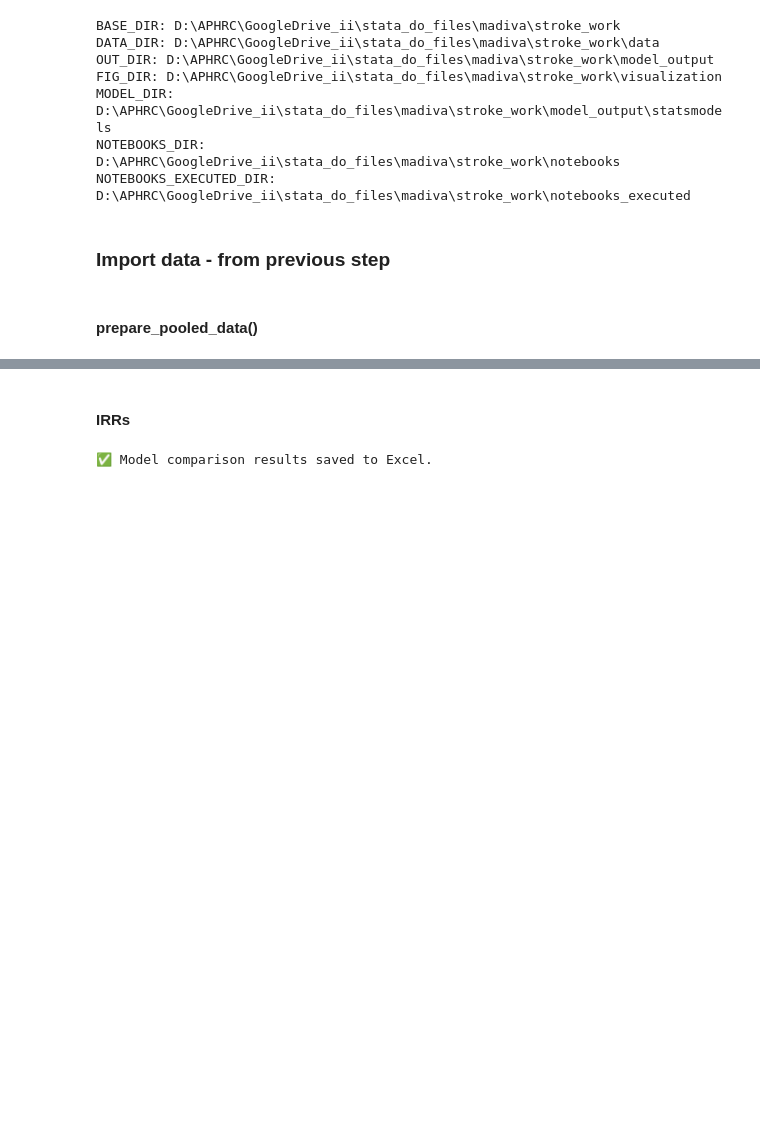
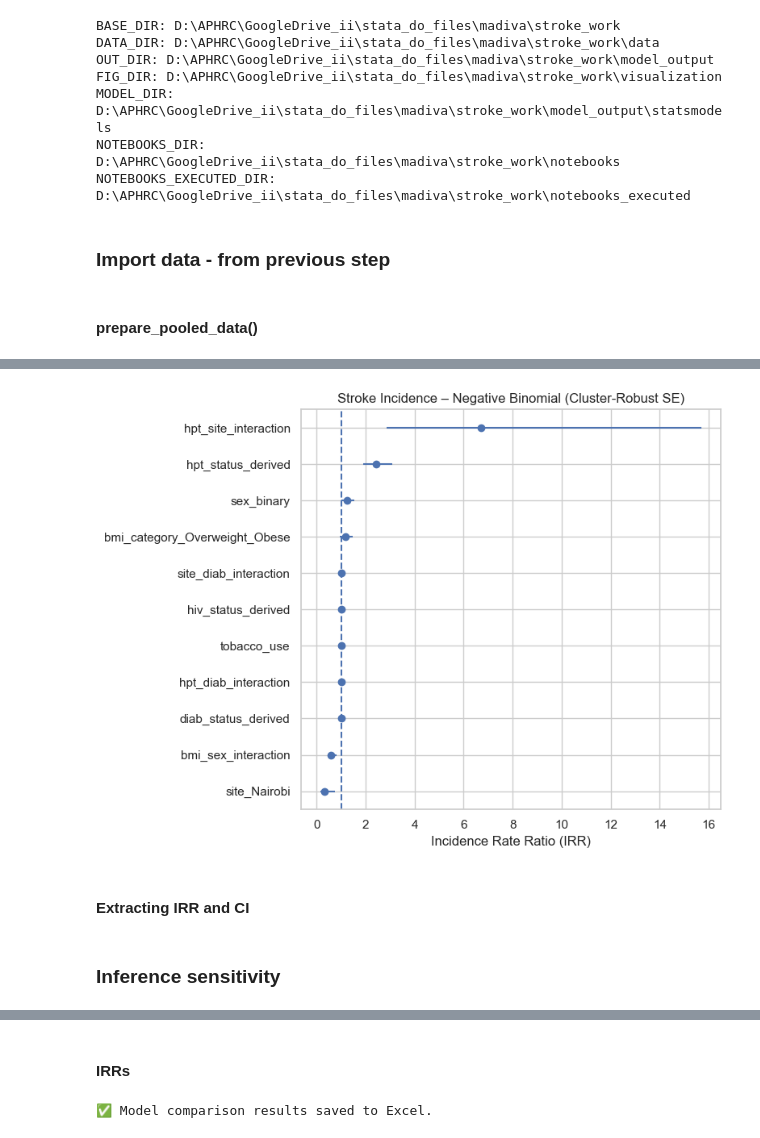
Before and after one commit to dmainagithub/stroke-work, a Jupyter notebook: notebooks/07_models_poisson_nb.ipynb, the cells around one changed output, grey strips where cells are left out. Drawn from its saved outputs; the diff is of its cells as text; code cells hidden in the pictures; blank space fills up the shorter version.

```diff
--- a/notebooks/07_models_poisson_nb.ipynb
+++ b/notebooks/07_models_poisson_nb.ipynb
@@ -385,0 +439,22 @@ Standard errors in parentheses.
+# %%
+import numpy as np
+import pandas as pd
+
+model = model_nb_cluster   # Our preferred model
+
+results_df = pd.DataFrame({
+    "variable": model.params.index,
+    "coef": model.params,
+    "se": model.bse
+})
+
+# Removing intercept
+results_df = results_df[results_df["variable"] != "const"]
+
+# Computing IRR and CI
+results_df["IRR"] = np.exp(results_df["coef"])
+results_df["CI_lower"] = np.exp(results_df["coef"] - 1.96 * results_df["se"])
+results_df["CI_upper"] = np.exp(results_df["coef"] + 1.96 * results_df["se"])
+
+results_df = results_df.sort_values("IRR")
+results_df
@@ -385,0 +548,25 @@ Standard errors in parentheses.
+# %%
+import matplotlib.pyplot as plt
+
+plt.figure(figsize=(8, 6))
+
+plt.errorbar(
+    results_df["IRR"],
+    results_df["variable"],
+    xerr=[
+        results_df["IRR"] - results_df["CI_lower"],
+        results_df["CI_upper"] - results_df["IRR"]
+    ],
+    fmt='o'
+)
+
+plt.axvline(1, linestyle='--')
+plt.xlabel("Incidence Rate Ratio (IRR)")
+plt.title("Stroke Incidence – Negative Binomial (Cluster-Robust SE)")
+plt.tight_layout()
+plt.savefig(FIG_DIR / "forest_plot_overlay_cluster_SE_model.png", dpi=600, bbox_inches="tight")
+plt.show()
+# %% [output]
+[figure, added]
+# %% [markdown]
+#### Extracting IRR and CI
@@ -385,0 +590,2 @@ Standard errors in parentheses.
+# %% [markdown]
+### Inference sensitivity
```
Also changed, not shown: parts of 50 cells of this notebook, 5 other files.
